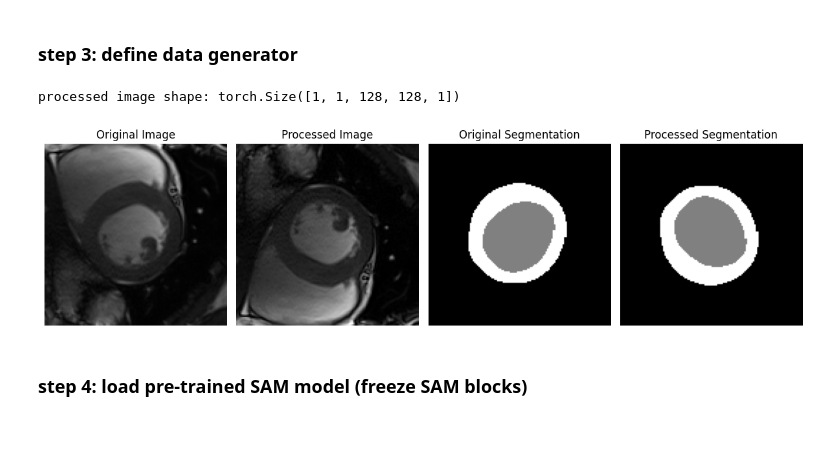
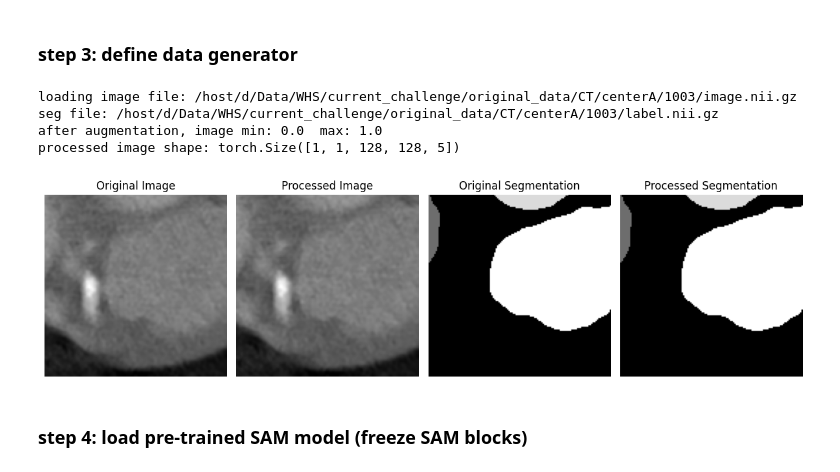
Before and after one commit to zhennongchen/SAM_echo_xjtlu, a Jupyter notebook: step1_train_new.ipynb, the cells around one changed output. Saved outputs shown, nothing was run; the diff lists cells and outputs as text; code cells hidden in the pictures; blank space fills up the shorter version.

```diff
--- a/step1_train_new.ipynb
+++ b/step1_train_new.ipynb
@@ -109,7 +111,7 @@ total_training_epochs = 5000 # change to a reasonable number
 original_sam = '/host/d/Data/pretrained_SAM_weights/sam_vit_h.pth'  # change to your original sam model path
 
 args = get_args_parser(img_size = 128, ## important !! need to change based on your dataset
-        num_classes = 3, ## important !! need to change based on your dataset
+        num_classes = 8, ## important !! need to change based on your dataset
         pretrained_model = pretrained_model,
         original_sam = original_sam,
         start_epoch = start_epoch,
@@ -126,13 +128,24 @@ cudnn.benchmark = True
 # %% [markdown]
 ### step 2: build patient list
 # %%
+# # change the excel path to your own path
+# patient_list_spreadsheet = os.path.join('/host/d/Github/SAM_echo_xjtlu/example_data/data/Patient_list','patient_list.xlsx')
+# build_sheet =  Build_list.Build(patient_list_spreadsheet)
+# # train
+# _, patient_id_list_train, img_file_list_train, seg_file_list_train = build_sheet.__build__(index_list=[0])
+# print('all train img files:', img_file_list_train)
+
+# # # define val
+# # _,_,input_file_val, reference_file_val = build_sheet.__build__(batch_list = [1])  # just as an example, use the same batch for val
+
 # change the excel path to your own path
-patient_list_spreadsheet = os.path.join('/host/d/Github/SAM_echo_xjtlu/example_data/data/Patient_list','patient_list.xlsx')
+patient_list_spreadsheet = os.path.join('/host/d/Github/SAM_echo_xjtlu/example_data/data/Patient_list/train_val_path_list.xlsx')
 build_sheet =  Build_list.Build(patient_list_spreadsheet)
 # train
-_, patient_id_list_train, img_file_list_train, seg_file_list_train = build_sheet.__build__(index_list=[0,1])
-print('all train img files:', img_file_list_train)
+batch_list, modality_list, center_list, patient_id_list, size_x_list, size_y_list, size_z_list, img_file_list_train, seg_file_list_train = build_sheet.__build__(batch_list = [0])  # just as an example, use batch 0 for train
 
 # # define val
 # _,_,input_file_val, reference_file_val = build_sheet.__build__(batch_list = [1])  # just as an example, use the same batch for val
+print('give me an example of image file and seg file:', img_file_list_train[0], seg_file_list_train[0])
+print('total number of training cases:', len(img_file_list_train))
 # %% [output]
@@ -157,36 +183,38 @@ generator_train = generator.Dataset_CMR(
     )
 # %%
-# # let's try our dataload to see how the data augmentation looks like
-### important!! after you run this, you need to re-run the above cell that defines the generator_train again, and proceed to step 4, please remember!!
+# let's try our dataload to see how the data augmentation looks like
+## important!! after you run this, you need to re-run the above cell that defines the generator_train again, and proceed to step 4, please remember!!
 
-# # if you see error "local variable 'image_loaded' referenced before assignment",
-# # to solve, please restart the jupyter notebook and run again --> actually you can just ignore the error and keep running, it won't affect anything
-# dl = DataLoader(generator_train, batch_size = 1, shuffle = False, pin_memory = True, num_workers = 0)# cpu_count())
-# for batch_idx, batch_data in enumerate(dl):
-#     original_img = batch_data["original_image"]
-#     original_seg = batch_data["original_seg"]
-#     processed_img = batch_data["image"]
-#     processed_seg = batch_data["mask"]
-#     print('processed image shape:', processed_img.shape)
+# if you see error "local variable 'image_loaded' referenced before assignment",
+# to solve, please restart the jupyter notebook and run again --> actually you can just ignore the error and keep running, it won't affect anything
+dl = DataLoader(generator_train, batch_size = 1, shuffle = False, pin_memory = True, num_workers = 0)# cpu_count())
+for batch_idx, batch_data in enumerate(dl):
+    original_img = batch_data["original_image"]
+    original_seg = batch_data["original_seg"]
+    processed_img = batch_data["image"]
+    processed_seg = batch_data["mask"]
+    print('processed image shape:', processed_img.shape)
 
-#     # plot 4 images side by side --> you should see the data augmentation effects
-#     fig, axs = plt.subplots(1, 4, figsize=(12, 4))
-#     axs[0].imshow(original_img[0,0,:,:,0], cmap='gray')
-#     axs[1].imshow(processed_img[0,0,:,:,0], cmap='gray')
-#     axs[2].imshow(original_seg[0,0,:,:,0], cmap='gray')
-#     axs[3].imshow(processed_seg[0,0,:,:,0], cmap='gray')
-#     axs[0].set_title('Original Image')
-#     axs[1].set_title('Processed Image')
-#     axs[2].set_title('Original Segmentation')
-#     axs[3].set_title('Processed Segmentation')
-#     for ax in axs:
-#         ax.axis('off')
-#     plt.tight_layout()
-#     plt.show()
-#     break
+    # plot 4 images side by side --> you should see the data augmentation effects
+    fig, axs = plt.subplots(1, 4, figsize=(12, 4))
+    axs[0].imshow(original_img[0,0,:,:,0], cmap='gray')
+    axs[1].imshow(processed_img[0,0,:,:,0], cmap='gray')
+    axs[2].imshow(original_seg[0,0,:,:,0], cmap='gray')
+    axs[3].imshow(processed_seg[0,0,:,:,0], cmap='gray')
+    axs[0].set_title('Original Image')
+    axs[1].set_title('Processed Image')
+    axs[2].set_title('Original Segmentation')
+    axs[3].set_title('Processed Segmentation')
+    for ax in axs:
+        ax.axis('off')
+    plt.tight_layout()
+    plt.show()
+    break
 # %% [output]
-processed image shape: torch.Size([1, 1, 128, 128, 1])
+loading image file: /host/d/Data/WHS/current_challenge/original_data/CT/centerA/1003/image.nii.gz  seg file: /host/d/Data/WHS/current_challenge/original_data/CT/centerA/1003/label.nii.gz
+after augmentation, image min: 0.0  max: 1.0
+processed image shape: torch.Size([1, 1, 128, 128, 5])
-[figure, old version]
+[figure, new version]
 # %% [markdown]
 ### step 4: load pre-trained SAM model (freeze SAM blocks)
 # %%
```
Also changed, not shown: parts of 6 cells of this notebook, 6 other files.
